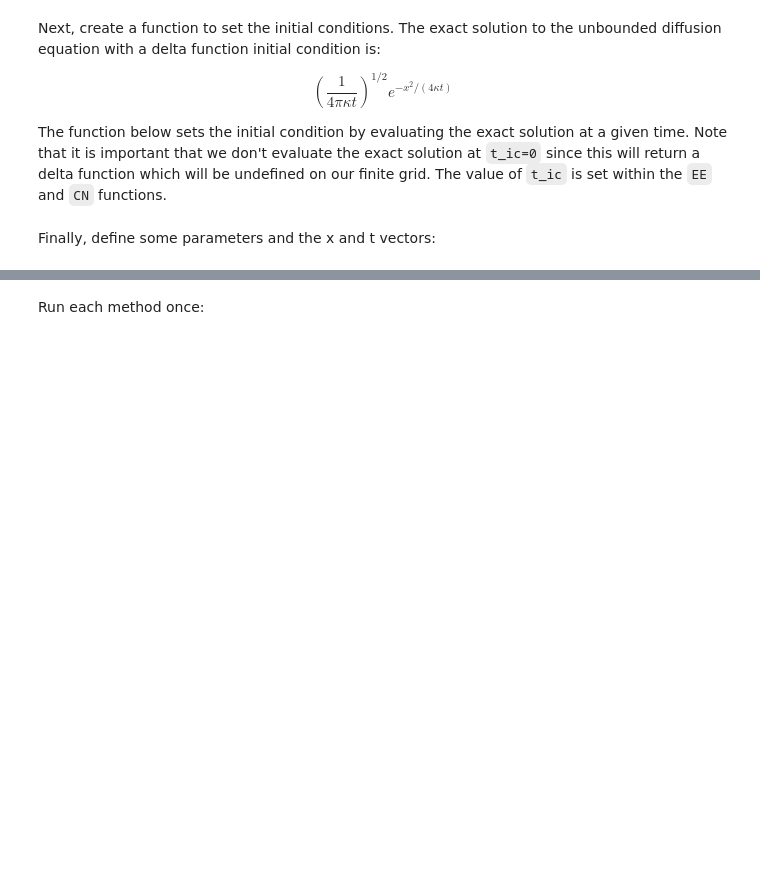
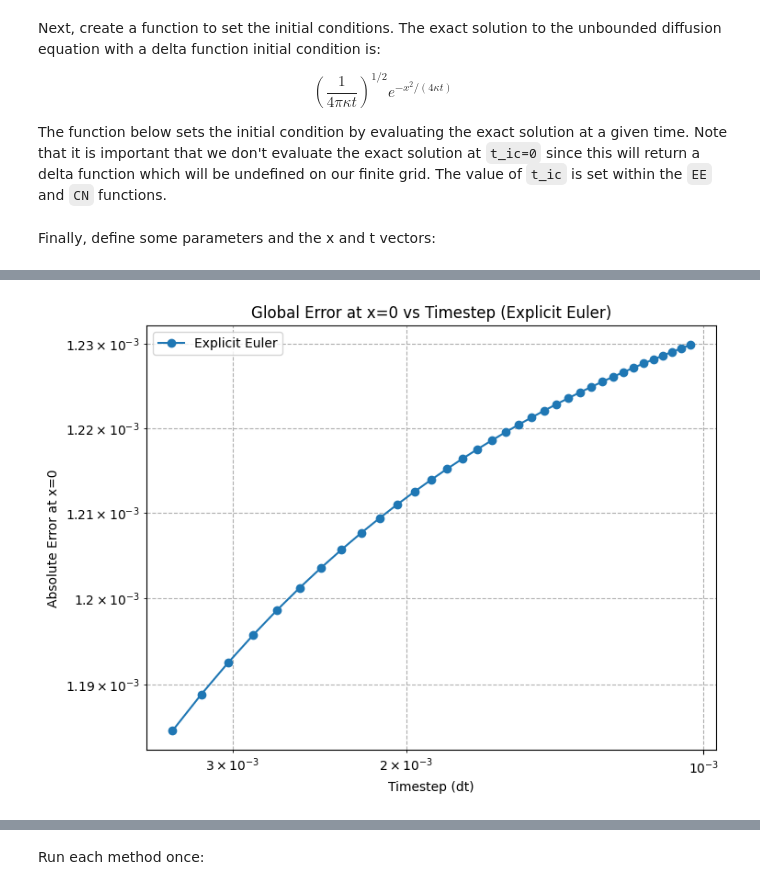
Before and after one commit to hesoane123-dev/QCES, a Jupyter notebook: Project1_numerical_methods.ipynb, the cells around one changed output, grey strips where cells are left out. Saved outputs shown, nothing was run; the diff lists cells and outputs as text; code cells hidden in the pictures; blank space fills up the shorter version.

```diff
--- a/Project1_numerical_methods.ipynb
+++ b/Project1_numerical_methods.ipynb
@@ -252,3 +252,101 @@ Nx = 100
 
 t = np.linspace(t_start, t_end, Nt)  # Create a vector of times
 x = np.linspace(x_start, x_end, Nx)  # Create a vector for x
+# %%
+# Code to plot the global errors and show orders of accuracy for Explicit Euler
+
+# Redefine parameters for this analysis
+# Use a larger kappa value to increase error magnitude, reducing precision issues
+kappa = 0.001
+
+t_start = 0
+t_end = 10
+x_start = -1
+x_end = 1
+# Keep Nx constant, ensure it's large enough so spatial error doesn't dominate temporal error for expected order 1
+# For Euler O(dt), spatial error O(dx^2). Need dt >> dx^2 for temporal error to dominate
+# With kappa=0.001, dt_max approx 10/(100-1) approx 0.1. dx = 2/(Nx-1). dt >> dx^2 => 0.1 >> (2/(Nx-1))^2 => 0.1 >> 4/(Nx-1)^2
+# (Nx-1)^2 >> 4/0.1 = 40. Nx-1 >> sqrt(40) approx 6.3. Nx-1 >= 7 => Nx >= 8. Nx=101 is plenty for this kappa range.
+Nx = 101
+
+
+# Range of Nt values to test
+# Use a wider range of Nt values to cover a broader range of dt
+Nt_values = np.arange(100, 10000, 200) # Increase upper limit for Nt
+dt_values = (t_end - t_start) / (Nt_values - 1) # This is dt
+
+
+# Find the index closest to x=0
+x = np.linspace(x_start, x_end, Nx)
+zero_index = np.argmin(np.abs(x - 0))
+
+t_ic = 10 # Time for the initial condition, same as used in set_ics
+
+
+def conc(x,t,z):
+  """Exact solution for diffusion from a delta function initial condition."""
+  return (4*np.pi*z*(t+t_ic))**(-1/2)*np.exp(-x**2 / (4*z*(t+t_ic)))
+
+
+print("Running Explicit Euler simulations for different Nt values...")
+# Ensure Euler stability for each dt: kappa * dt / dx^2 <= 0.5
+# 0.001 * dt / (2/100)^2 <= 0.5 => 0.001 * dt / 0.0004 <= 0.5 => 2.5 * dt <= 0.5 => dt <= 0.2
+# Our largest dt (from Nt=100) is approx 0.1. Euler should be stable for this range of Nt.
+
+euler_error = np.zeros(len(Nt_values))
+
+for i, Nt in enumerate(Nt_values):
+  t = np.linspace(t_start, t_end, Nt)
+
+  c_EE = EE(x, t, kappa) # Use the fixed x and kappa
+
+
+  # Calculate error at x=0 at the final time
+  current_euler_error = np.abs(true_solution(x[zero_index],t_end,kappa) - c_EE[zero_index,-1])
+
+  # Store error only if it's positive for log plotting
+  if current_euler_error > 0:
+      euler_error[i] = current_euler_error
+  else:
+      euler_error[i] = np.nan # Use NaN to exclude from log plot
+
+
+print("Simulations finished.")
+
+# Plot the global error vs dt on a log-log scale
+plt.figure(figsize=(8, 6))
+# Use only non-NaN values for plotting and polyfit
+valid_euler_indices = ~np.isnan(euler_error)
+
+
+if np.any(valid_euler_indices):
+    # dt_values is dt
+    plt.loglog(dt_values[valid_euler_indices][14:-1], euler_error[valid_euler_indices][14:-1], 'o-', label='Explicit Euler')
+else:
+    print("No valid Euler error data points to plot.")
+
+
+plt.xlabel('Timestep (dt)')
+plt.ylabel('Absolute Error at x=0')
+plt.title('Global Error at x=0 vs Timestep (Explicit Euler)')
+plt.legend()
+plt.grid(True, which="both", ls="--")
+plt.gca().invert_xaxis() # Invert x-axis to show dt increasing from left to right
+plt.show()
+
+# Calculate and print the slope (temporal order of accuracy)
+# Fit log10(error) = m * log10(dt) + b => Error = 10^b * dt^m
+# dt_values are decreasing, so log10(dt_values) will be decreasing.
+log_dt_euler = np.log10(dt_values[valid_euler_indices])
+log_euler_error_filtered = np.log10(euler_error[valid_euler_indices])
+
+
+# Use np.polyfit to find the slope (temporal order of accuracy)
+if len(log_dt_euler) > 1:
+  # Sort data by log_dt to ensure polyfit works correctly
+  sort_indices_euler = np.argsort(log_dt_euler)
+  euler_slope, _ = np.polyfit(log_dt_euler[sort_indices_euler], log_euler_error_filtered[sort_indices_euler], 1)
+  print(f"Estimated order of accuracy for Explicit Euler: {euler_slope:.2f}")
+else:
+  print("Not enough valid points to estimate Explicit Euler order of accuracy.")
+# %% [output]
@@ -254,0 +370 @@ x = np.linspace(x_start, x_end, Nx)  # Create a vector for x
+[figure, added]
```
Also changed, not shown: parts of 12 cells of this notebook.
